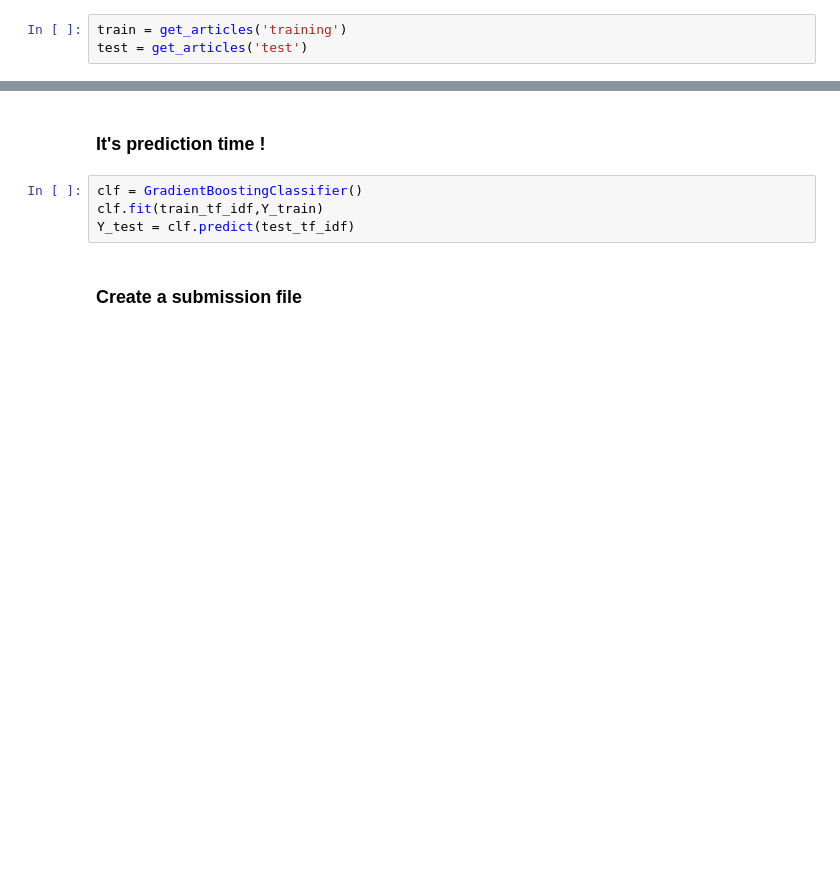
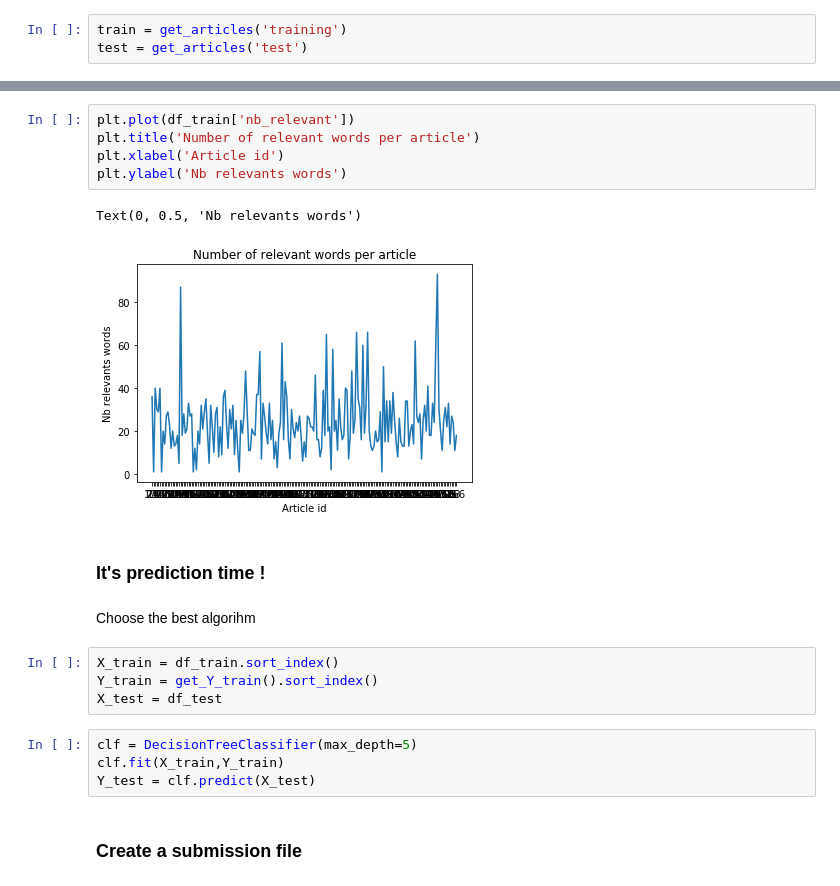
Before and after one commit to DearBoyLiar/M1SID_Fake_News, a Jupyter notebook: code/get_info_wa.ipynb, the cells around one changed output, grey strips where cells are left out. Drawn from its saved outputs; the diff is of its cells as text; blank space fills up the shorter version.

```diff
--- a/code/get_info_wa.ipynb
+++ b/code/get_info_wa.ipynb
@@ -63,9 +71,23 @@ print(pred)
+# %%
+plt.plot(df_train['nb_relevant'])
+plt.title('Number of relevant words per article')
+plt.xlabel('Article id')
+plt.ylabel('Nb relevants words')
+# %% [output]
+Text(0, 0.5, 'Nb relevants words')
+[figure, added]
 # %% [markdown]
 ### It's prediction time !
+# %% [markdown]
+Choose the best algorihm
+# %%
+X_train = df_train.sort_index()
+Y_train = get_Y_train().sort_index()
+X_test = df_test
 # %%
-clf = GradientBoostingClassifier()
-clf.fit(train_tf_idf,Y_train)
-Y_test = clf.predict(test_tf_idf)
+clf = DecisionTreeClassifier(max_depth=5)
+clf.fit(X_train,Y_train)
+Y_test = clf.predict(X_test)
 # %% [markdown]
 ### Create a submission file
 # %%
```
Also changed, not shown: parts of 11 cells of this notebook, 2 other files.
